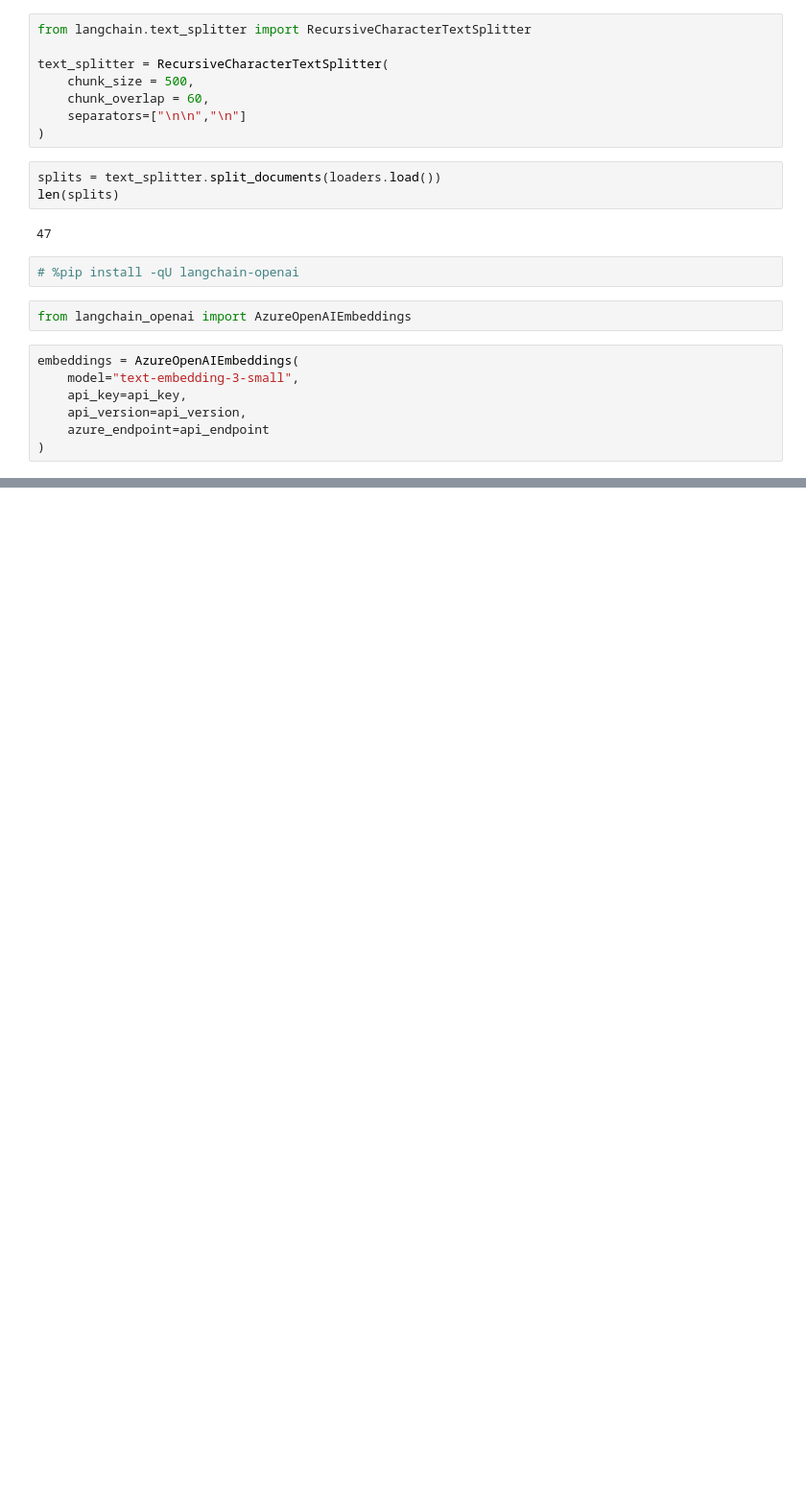
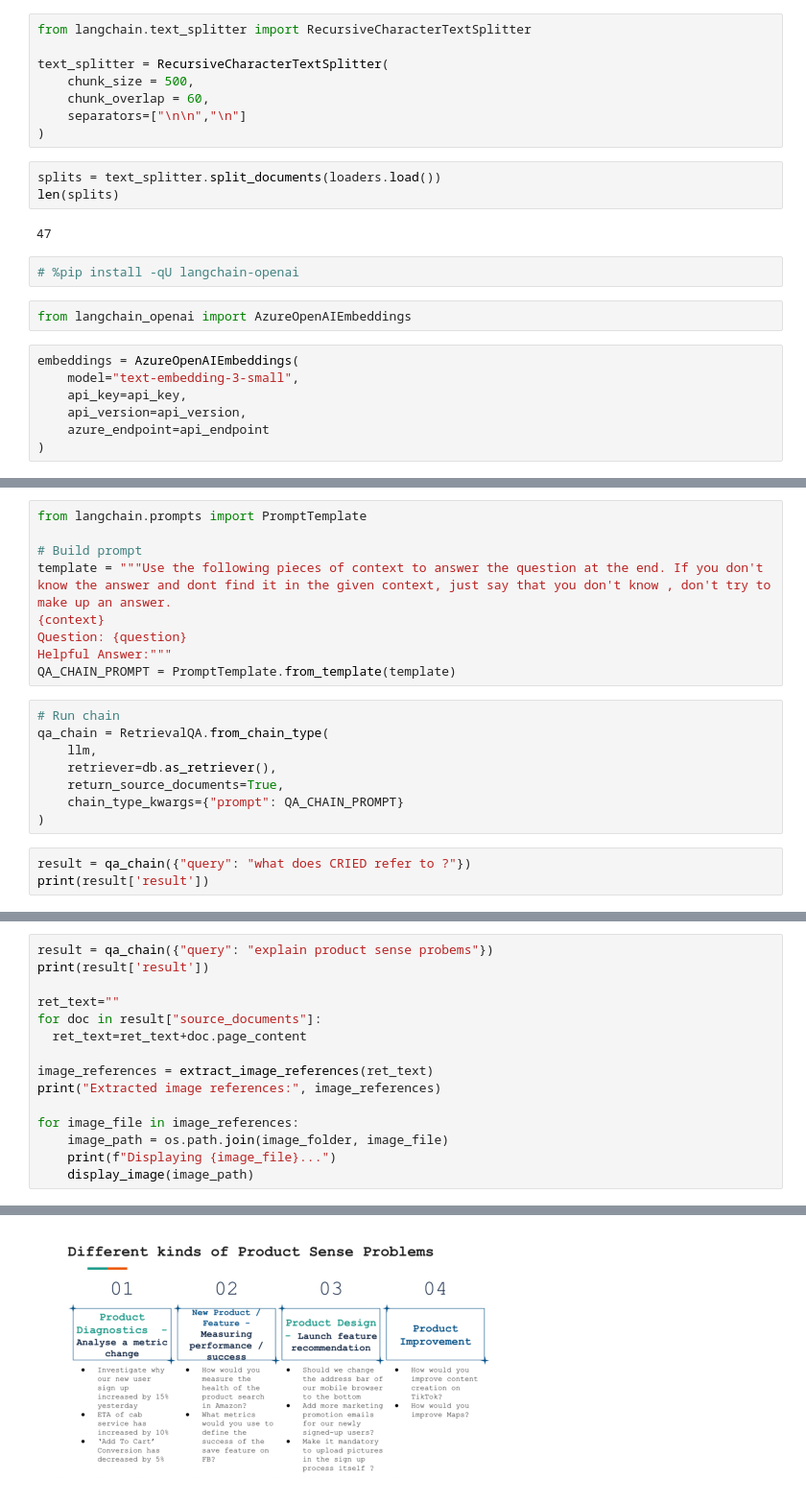
Before and after one commit to varuntyagi-i/Lexivis, a Jupyter notebook: init_lexivis.ipynb, the cells around one changed output, grey strips where cells are left out. Shown at 96% size. Drawn from its saved outputs; the diff is of its cells as text; blank space fills up the shorter version.

Commit message:
finalized the notebook for building RAG over PDF in any form. Examples can be Research Paper, Powerpoint, Company Policies etc

```diff
--- a/init_lexivis.ipynb
+++ b/init_lexivis.ipynb
@@ -195,0 +238,20 @@ ImportError: Could not import faiss python package. Please install it with `pip
+# %%
+from langchain.prompts import PromptTemplate
+
+# Build prompt
+template = """Use the following pieces of context to answer the question at the end. If you don't know the answer and dont find it in the given context, just say that you don't know , don't try to make up an answer.
+{context}
+Question: {question}
+Helpful Answer:"""
+QA_CHAIN_PROMPT = PromptTemplate.from_template(template)
+# %%
+# Run chain
+qa_chain = RetrievalQA.from_chain_type(
+    llm,
+    retriever=db.as_retriever(),
+    return_source_documents=True,
+    chain_type_kwargs={"prompt": QA_CHAIN_PROMPT}
+)
+# %%
+result = qa_chain({"query": "what does CRIED refer to ?"})
+print(result['result'])
@@ -195,0 +317,16 @@ ImportError: Could not import faiss python package. Please install it with `pip
+# %%
+result = qa_chain({"query": "explain product sense probems"})
+print(result['result'])
+
+ret_text=""
+for doc in result["source_documents"]:
+  ret_text=ret_text+doc.page_content
+
+image_references = extract_image_references(ret_text)
+print("Extracted image references:", image_references)
+
+for image_file in image_references:
+    image_path = os.path.join(image_folder, image_file)
+    print(f"Displaying {image_file}...")
+    display_image(image_path)
+# %% [output]
@@ -195,0 +342 @@ ImportError: Could not import faiss python package. Please install it with `pip
+[figure, added]
```
Also changed, not shown: parts of 12 cells of this notebook.
